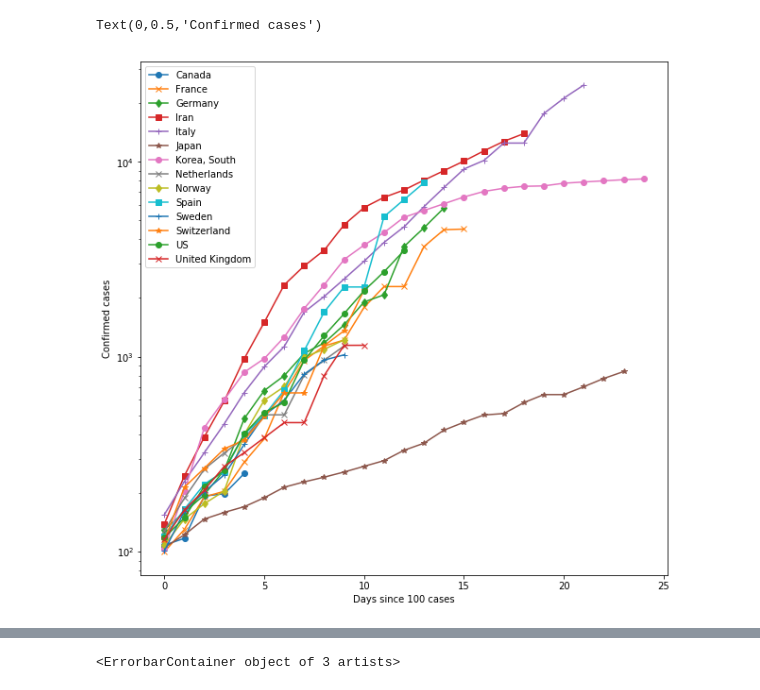
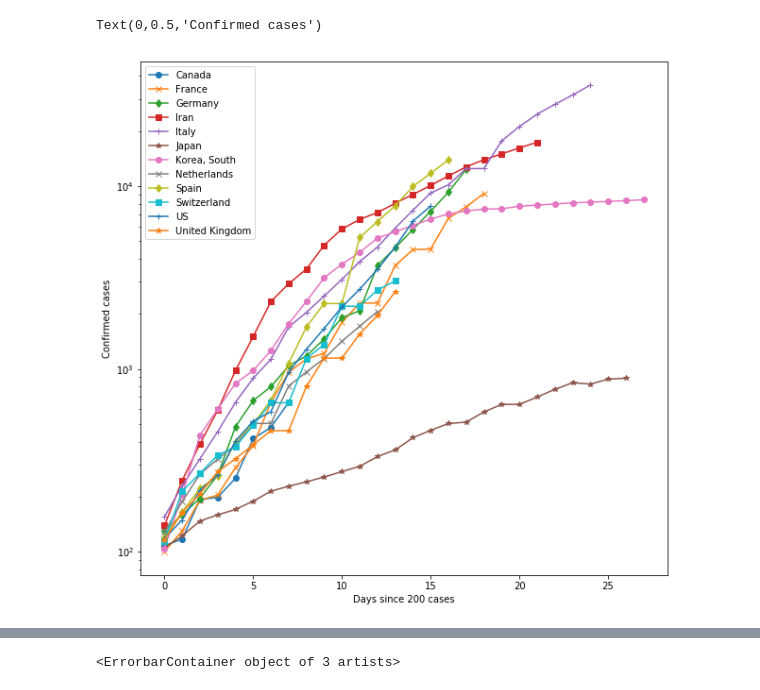
Before and after one commit to simra/COVID-19, a Jupyter notebook: notebooks/COVID-19 Plots.ipynb, the cells around one changed output, grey strips where cells are left out. Saved outputs shown, nothing was run; the diff lists cells and outputs as text; code cells hidden in the pictures.

```diff
--- a/notebooks/COVID-19 Plots.ipynb
+++ b/notebooks/COVID-19 Plots.ipynb
@@ -37,7 +37,7 @@ df=raw.groupby('Country/Region').sum()
 #del df[df.columns[-1]]
 last_date = list(df.columns)[-1]
 
-df = df[(df.index.isin(['Canada','Japan'])) | (df[last_date]>1000)]
+df = df[(df.index.isin(['Canada','Japan'])) | (df[last_date]>2000)]
 
 df['Country/Region']=df.index
 df=df.melt(id_vars='Country/Region',var_name='date', value_name='Confirmed').pivot(index='date',columns='Country/Region')
@@ -90,7 +90,7 @@ plotdataframe(df, logy=True)
 
 for c in df.columns:
     for i,a in enumerate(df[c]):
-        if i==0 and a>100:
+        if i==0 and a>200:
             df[c]=df[c].shift(4) # hack to push out china
             break
         if a>=100:
@@ -120,7 +120,7 @@ df
 # %%
 ax=plotdataframe(df, logy=True)
-ax.set_xlabel('Days since 100 cases')
+ax.set_xlabel('Days since 200 cases')
 ax.set_ylabel('Confirmed cases')
 # %% [output]
 Text(0,0.5,'Confirmed cases')
-[figure, old version]
+[figure, new version]
```
Also changed, not shown: parts of 21 cells of this notebook, 1 other file.
